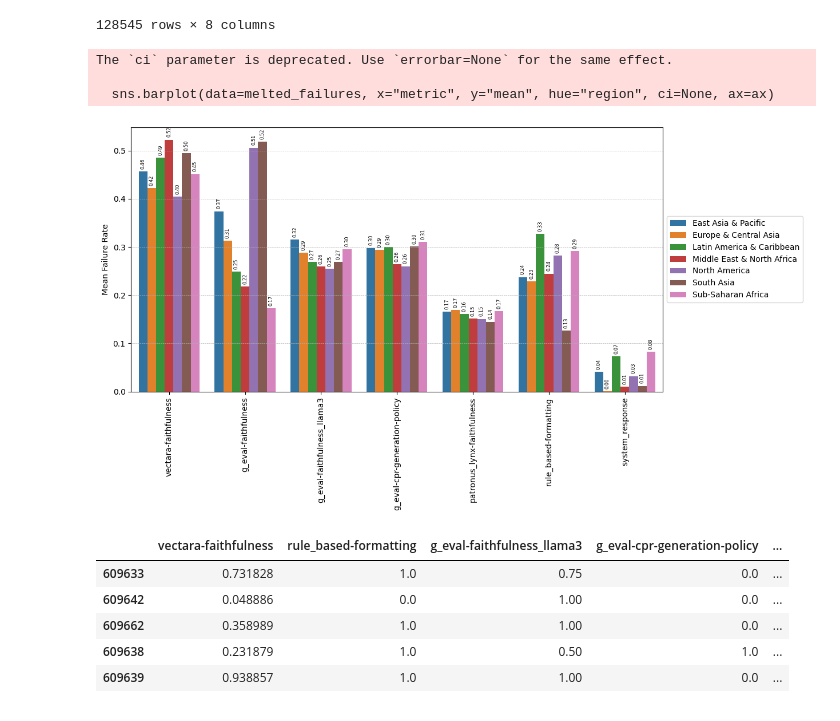
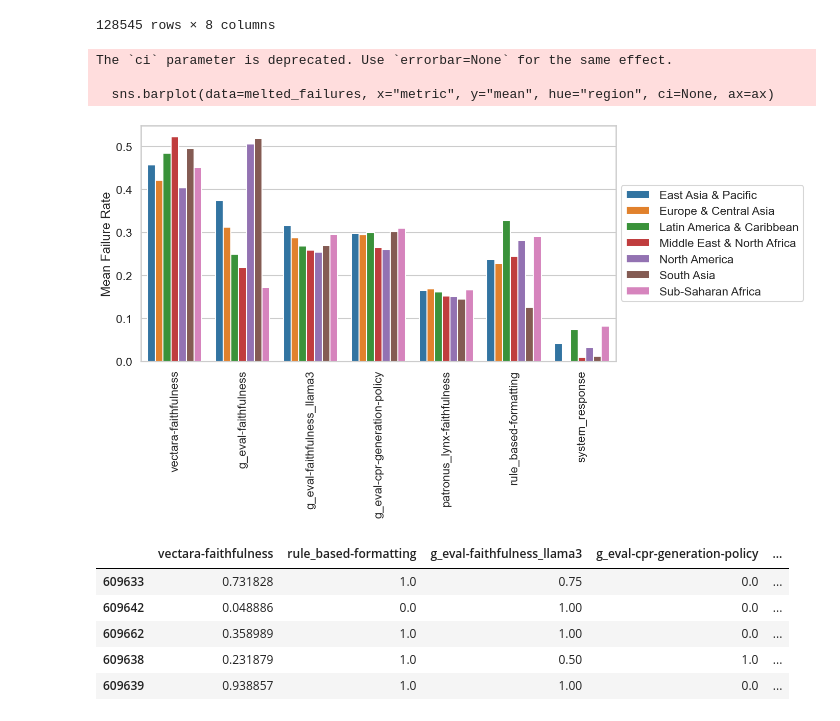
Before and after one commit to climatepolicyradar/document-qa-prototype, a Jupyter notebook: notebooks/technical_report/all_graphs.ipynb, the cells around one changed output. Cells and saved outputs as stored; diff of their text form; code cells hidden in the pictures.

Commit message:
updated graphs for equity  in e2e

```diff
--- a/notebooks/technical_report/all_graphs.ipynb
+++ b/notebooks/technical_report/all_graphs.ipynb
@@ -342,4 +342,4 @@ len(rows)
 # %% [output]
 191854
 # %%
-df = pd.DataFrame(rows, columns=["id", "evals", "model", "answer", "query-prompt", "document_id"])
+df = pd.DataFrame(rows, columns=["id", "evals", "model", "answer", "query-prompt", "answer-prompt", "document_id"])
@@ -652,22 +656,24 @@ melted_failures = failures.groupby("region").mean(numeric_only=True).reset_index
 # %%
 fig, ax = plt.subplots(figsize=(12, 6))
 
-plt.grid(axis='y', linestyle='--', linewidth=0.5)
+# plt.grid(axis='y', linestyle='--', linewidth=0.5)
 sns.barplot(data=melted_failures, x="metric", y="mean", hue="region", ci=None, ax=ax)
-for c in ax.containers:
-    ax.bar_label(c, fmt='%.2f', label_type="edge", rotation=90, color="black", fontsize=6, padding=3)
+# for c in ax.containers:
+#     ax.bar_label(c, fmt='%.2f', label_type="edge", rotation=90, color="black", fontsize=6, padding=3)
 plt.legend(loc='center left', bbox_to_anchor=(1.0, 0.5))
 plt.xticks(rotation=90)
 ax.set_ylabel("Mean Failure Rate")
 ax.set_xlabel("")
 # plt.tight_layout(pad=1.5)
 # ax.margins(y=0.01)
+sns.set_style("whitegrid")
+sns.set_context("talk")
 plt.show()
 # %% [output]
 The `ci` parameter is deprecated. Use `errorbar=None` for the same effect.
 
   sns.barplot(data=melted_failures, x="metric", y="mean", hue="region", ci=None, ax=ax)
-[figure, old version]
+[figure, new version]
 # %%
 evals.drop(columns=["region"], inplace=True)
 # %%
```
Also changed, not shown: parts of 7 cells of this notebook, 2 other files.
